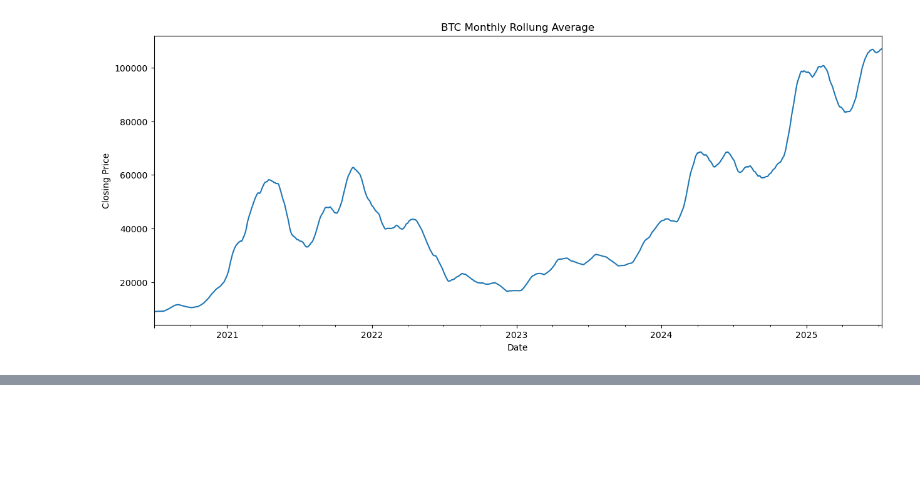
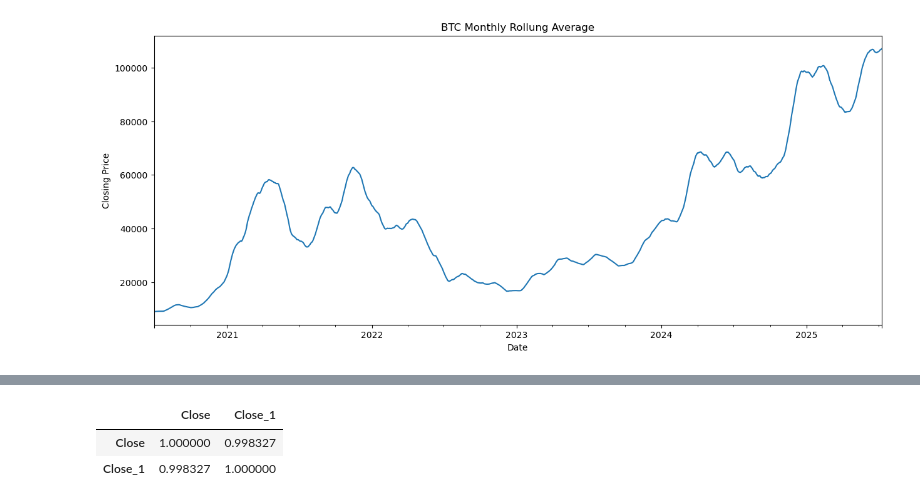
Before and after one commit to serialdotai/btc-closing-price-tracker, a Jupyter notebook: linear_reg_btc.ipynb, the cells around one changed output, grey strips where cells are left out. Cells and saved outputs as stored; diff of their text form; code cells hidden in the pictures; blank space fills up the shorter version.

```diff
--- a/linear_reg_btc.ipynb
+++ b/linear_reg_btc.ipynb
@@ -137,0 +152,7 @@ df.head()
+# %%
+# Checking total correlations
+df.corr()
+# %% [output]
+|  | Close | Close_1 |
+| Close | 1.000000 | 0.998327 |
+| Close_1 | 0.998327 | 1.000000 |
```
Also changed, not shown: parts of 8 cells of this notebook.
